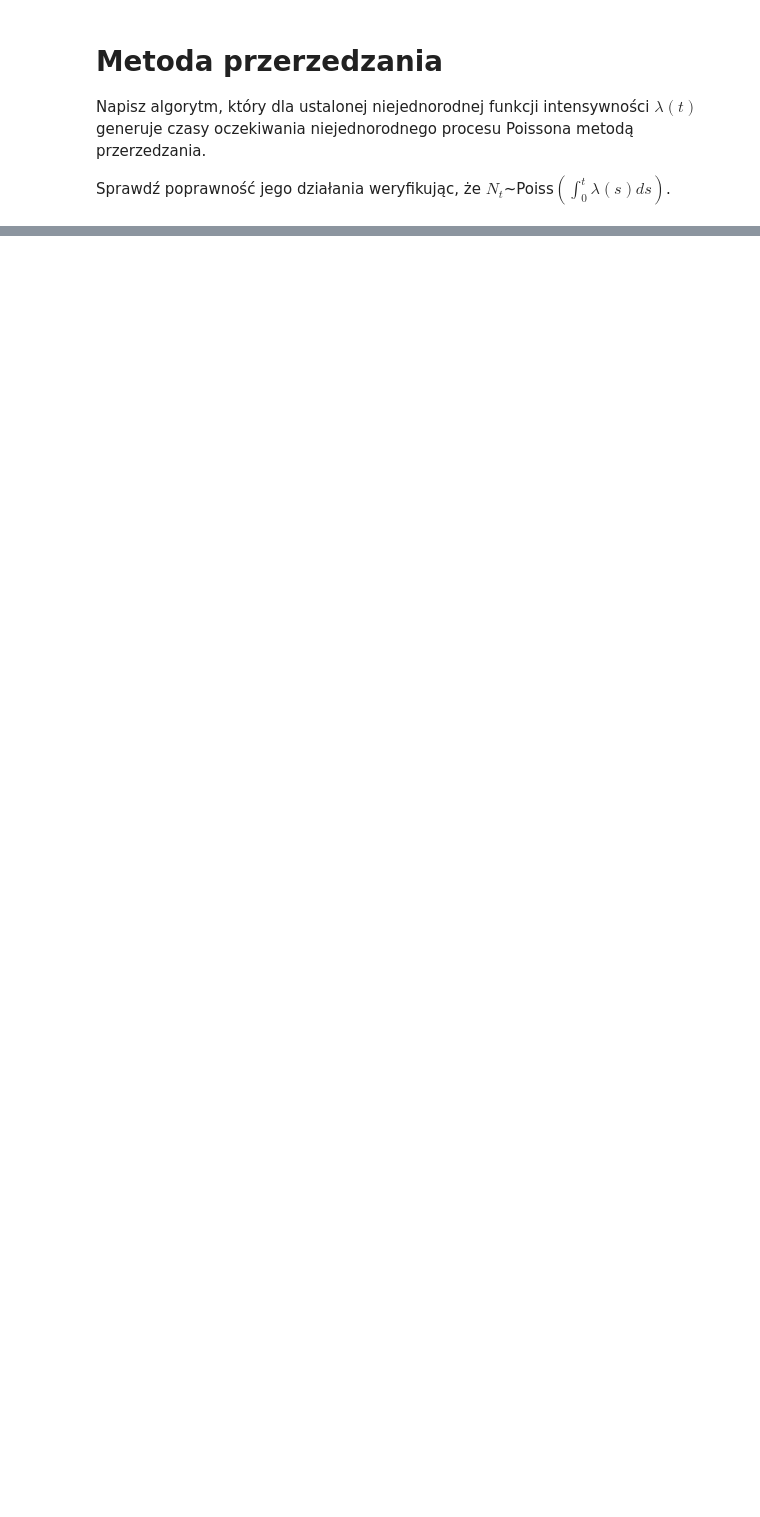
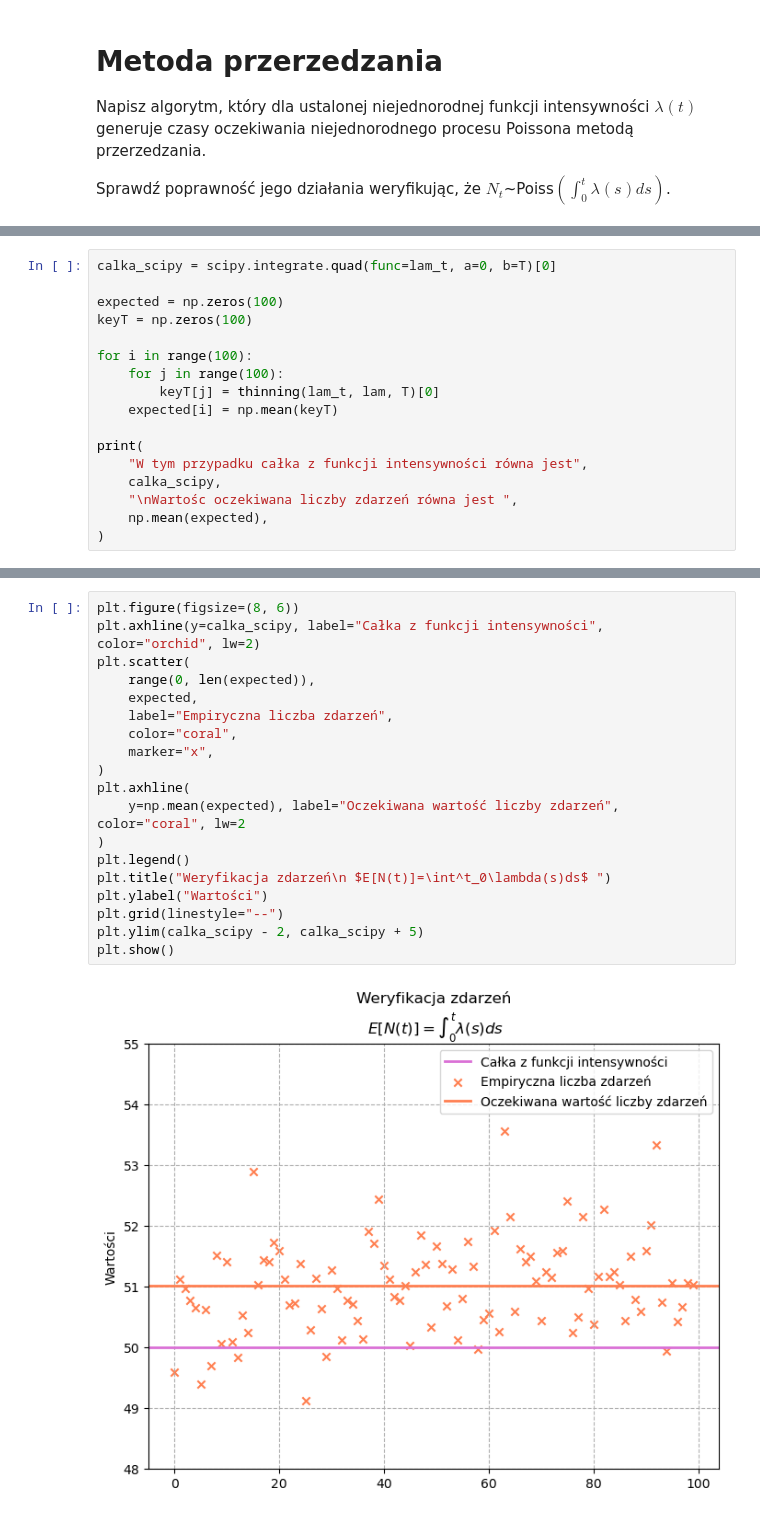
Before and after one commit to wust-research-group/lista-6-niejednorodny-proces-poissona-AmeliaBieda, a Jupyter notebook: src/zadanie_1.ipynb, the cells around one changed output, grey strips where cells are left out. Drawn from its saved outputs; the diff is of its cells as text; blank space fills up the shorter version.

```diff
--- a/src/zadanie_1.ipynb
+++ b/src/zadanie_1.ipynb
@@ -113,0 +71,17 @@ plt.show()
+# %%
+calka_scipy = scipy.integrate.quad(func=lam_t, a=0, b=T)[0]
+
+expected = np.zeros(100)
+keyT = np.zeros(100)
+
+for i in range(100):
+    for j in range(100):
+        keyT[j] = thinning(lam_t, lam, T)[0]
+    expected[i] = np.mean(keyT)
+
+print(
+    "W tym przypadku całka z funkcji intensywności równa jest",
+    calka_scipy,
+    "\nWartośc oczekiwana liczby zdarzeń równa jest ",
+    np.mean(expected),
+)
@@ -113,0 +91,21 @@ plt.show()
+# %%
+plt.figure(figsize=(8, 6))
+plt.axhline(y=calka_scipy, label="Całka z funkcji intensywności", color="orchid", lw=2)
+plt.scatter(
+    range(0, len(expected)),
+    expected,
+    label="Empiryczna liczba zdarzeń",
+    color="coral",
+    marker="x",
+)
+plt.axhline(
+    y=np.mean(expected), label="Oczekiwana wartość liczby zdarzeń", color="coral", lw=2
+)
+plt.legend()
+plt.title("Weryfikacja zdarzeń\n $E[N(t)]=\int^t_0\lambda(s)ds$ ")
+plt.ylabel("Wartości")
+plt.grid(linestyle="--")
+plt.ylim(calka_scipy - 2, calka_scipy + 5)
+plt.show()
+# %% [output]
+[figure, added]
```
Also changed, not shown: parts of 11 cells of this notebook, 2 other files.
